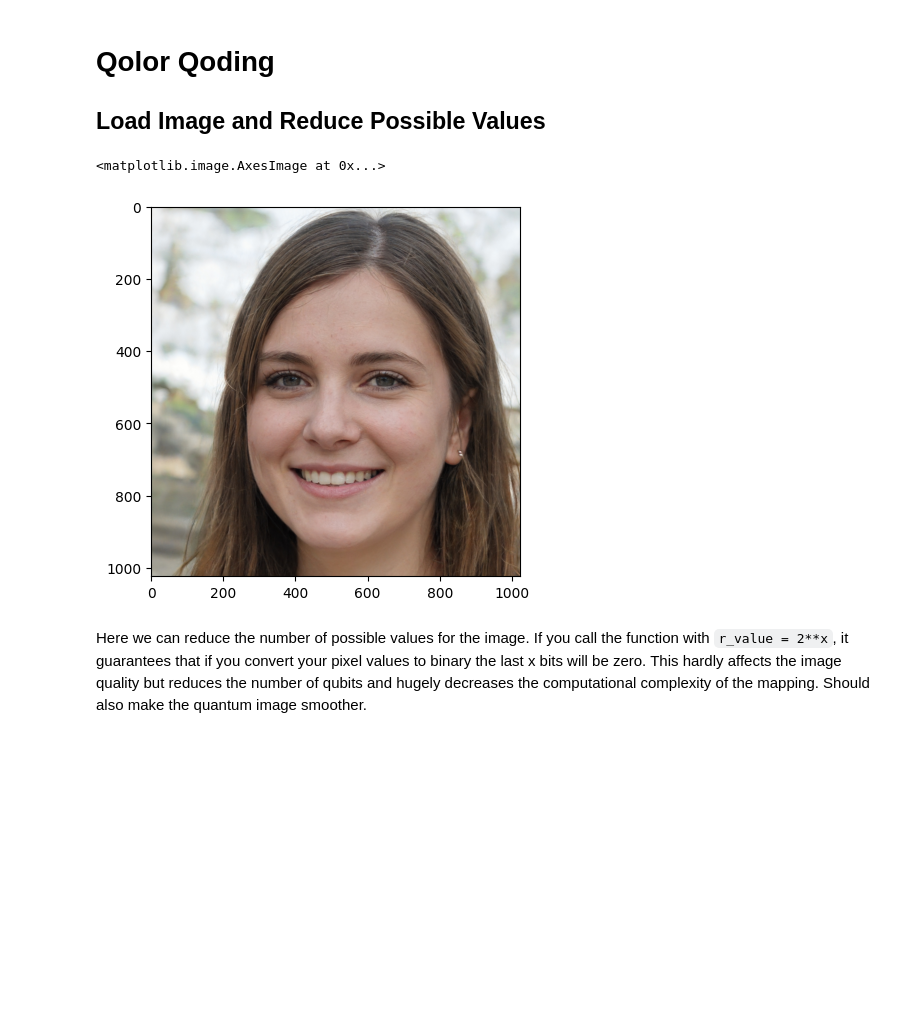
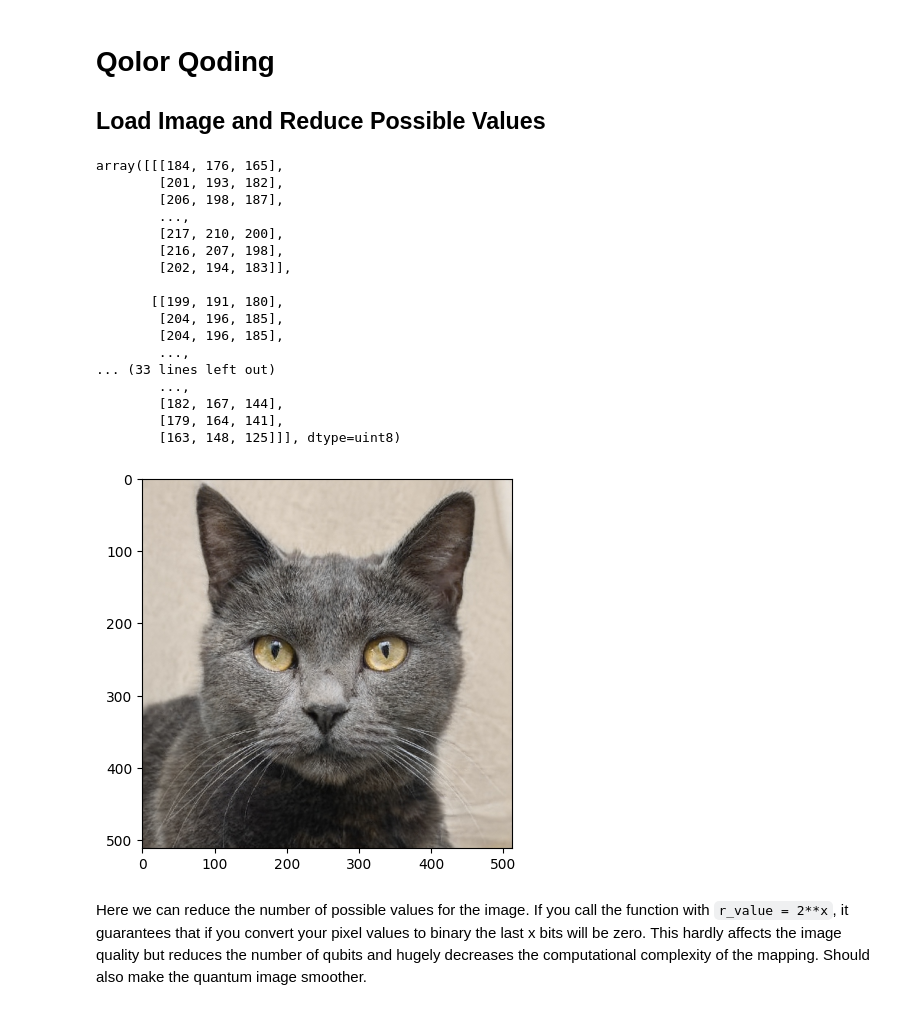
Before and after one commit to eileen-kuehn/intro_qc4images, a Jupyter notebook: QolorQoding.ipynb, the cells around one changed output. Saved outputs shown, nothing was run; the diff lists cells and outputs as text; code cells hidden in the pictures; blank space fills up the shorter version.

```diff
--- a/QolorQoding.ipynb
+++ b/QolorQoding.ipynb
@@ -12,9 +12,31 @@ N_QUBITS = 5 # How many qubits do you want to use? Max 8
 # %%
-org_image = mpimg.imread('./images/Woman.jpg')
+org_image = mpimg.imread('./images/Cat.jpg')
 plt.imshow(org_image)
+
+if np.max(org_image) <= 1:
+    org_image *= 255
+    org_image = org_image.astype(np.uint8)
+
+org_image
 # %% [output]
-<matplotlib.image.AxesImage at 0x...>
+array([[[184, 176, 165],
+        [201, 193, 182],
+        [206, 198, 187],
+        ...,
+        [217, 210, 200],
+        [216, 207, 198],
+        [202, 194, 183]],
+
+       [[199, 191, 180],
+        [204, 196, 185],
+        [204, 196, 185],
+        ...,
+... (33 lines left out)
+        ...,
+        [182, 167, 144],
+        [179, 164, 141],
+        [163, 148, 125]]], dtype=uint8)
-[figure, old version]
+[figure, new version]
 # %% [markdown]
 Here we can reduce the number of possible values for the image. If you call the function with `r_value = 2**x`, it guarantees that if you convert your pixel values to binary the last x bits will be zero. This hardly affects the image quality but reduces the number of qubits and hugely decreases the computational complexity of the mapping. Should also make the quantum image smoother.
 # %%
```
Also changed, not shown: parts of 7 cells of this notebook.
